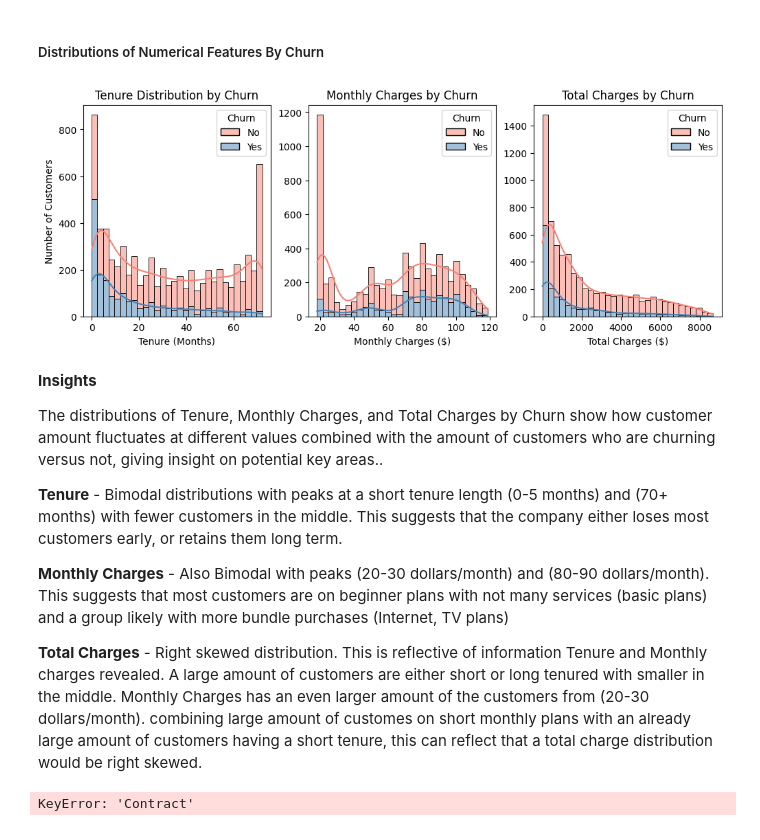
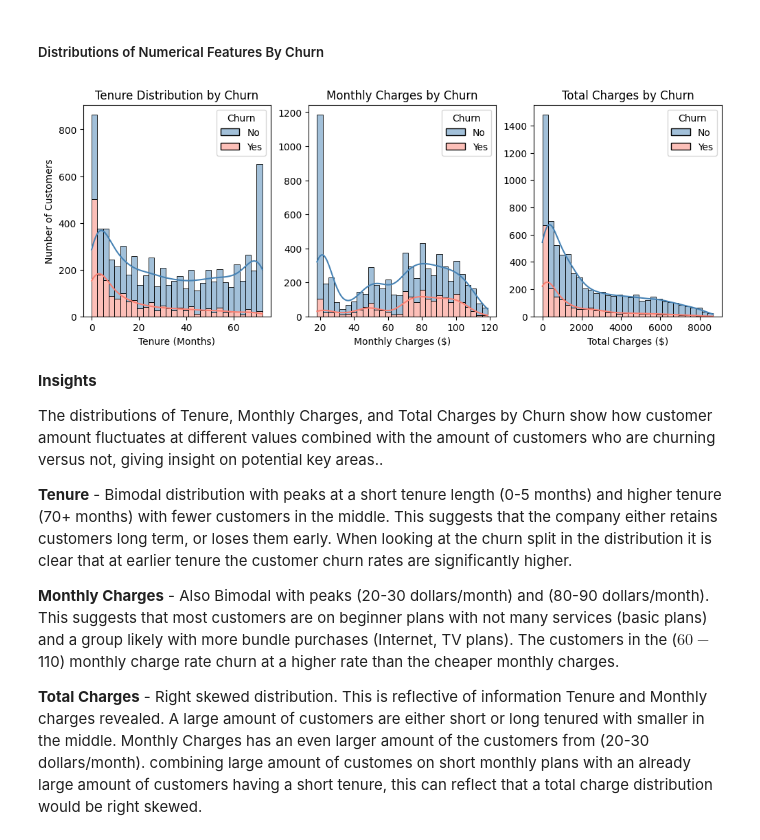
Before and after one commit to keeganprunty/telco-churn-analysis, a Jupyter notebook: telco_customer_analysis.ipynb, the cells around one changed output. Cells and saved outputs as stored; diff of their text form; code cells hidden in the pictures.

```diff
--- a/telco_customer_analysis.ipynb
+++ b/telco_customer_analysis.ipynb
@@ -333,7 +333,7 @@ This shows the general split of No Churn versus Churn of the customer sample. Th
 # %% [markdown]
 ##### Distributions of Numerical Features By Churn
 # %%
-palette = {'Yes': 'steelblue', 'No': 'salmon'} # pallete for seaborn
+palette = {'Yes': 'salmon', 'No': 'steelblue'} # pallete for seaborn
 fig, axes = plt.subplots(1, 3, figsize=(12, 4))
 
 
@@ -359,48 +359,41 @@ sns.histplot(
     x='MonthlyCharges',
     hue='Churn',
     bins=30,
     kde=True,
     multiple='stack',
     ax = axes[1],
     palette = palette
 )
 
 axes[1].set_title('Monthly Charges by Churn')
 axes[1].set_xlabel('Monthly Charges ($)')
 axes[1].set_ylabel('') #getting rid of the "count" y axis label
 
 # plot for Total Charges by Churn
 sns.histplot(
     data=clean_df,
     x='TotalCharges',
     hue='Churn',
     bins=30,
     kde=True,
     multiple='stack',
     ax = axes[2],
     palette = palette
 )
 
 axes[2].set_title('Total Charges by Churn')
 axes[2].set_xlabel('Total Charges ($)')
 axes[2].set_ylabel('')
 plt.show()
 # %% [output]
-[figure, old version]
+[figure, new version]
 # %% [markdown]
 **Insights**
 
 The distributions of Tenure, Monthly Charges, and Total Charges by Churn show how customer amount fluctuates at different values combined with the amount of customers who are churning versus not, giving insight on potential key areas..
 
-**Tenure** - Bimodal distributions with peaks at a short tenure length (0-5 months) and (70+ months) with fewer customers in the middle. This suggests that the company either loses most customers early, or retains them long term.
+**Tenure** - Bimodal distribution with peaks at a short tenure length (0-5 months) and higher tenure (70+ months) with fewer customers in the middle. This suggests that the company either retains customers long term, or loses them early. When looking at the churn split in the distribution it is clear that at earlier tenure the customer churn rates are significantly higher.
 
-**Monthly Charges** - Also Bimodal with peaks (20-30 dollars/month) and (80-90 dollars/month). This suggests that most customers are on beginner plans with not many services (basic plans) and a group likely with more bundle purchases (Internet, TV plans)
+**Monthly Charges** - Also Bimodal with peaks (20-30 dollars/month) and (80-90 dollars/month). This suggests that most customers are on beginner plans with not many services (basic plans) and a group likely with more bundle purchases (Internet, TV plans). The customers in the ($60-$110) monthly charge rate churn at a higher rate than the cheaper monthly charges.
 
 **Total Charges** - Right skewed distribution. This is reflective of information Tenure and Monthly charges revealed. A large amount of customers are either short or long tenured with smaller in the middle. Monthly Charges has an even larger amount of the customers from (20-30 dollars/month). combining large amount of customes on short monthly plans with an already large amount of customers having a short tenure, this can reflect that a total charge distribution would be right skewed.
-# %%
-# split the data into each contract type and taking mean of 1 and 0 values to see churn rates
-df.groupby('Contract')['Churn'].apply(lambda x: (x == 'Yes').mean()).plot(kind='bar')
-plt.ylabel('Churn Rate')
-plt.show()
-# %% [output]
-KeyError: 'Contract'
```
Also changed, not shown: parts of 8 cells of this notebook.
